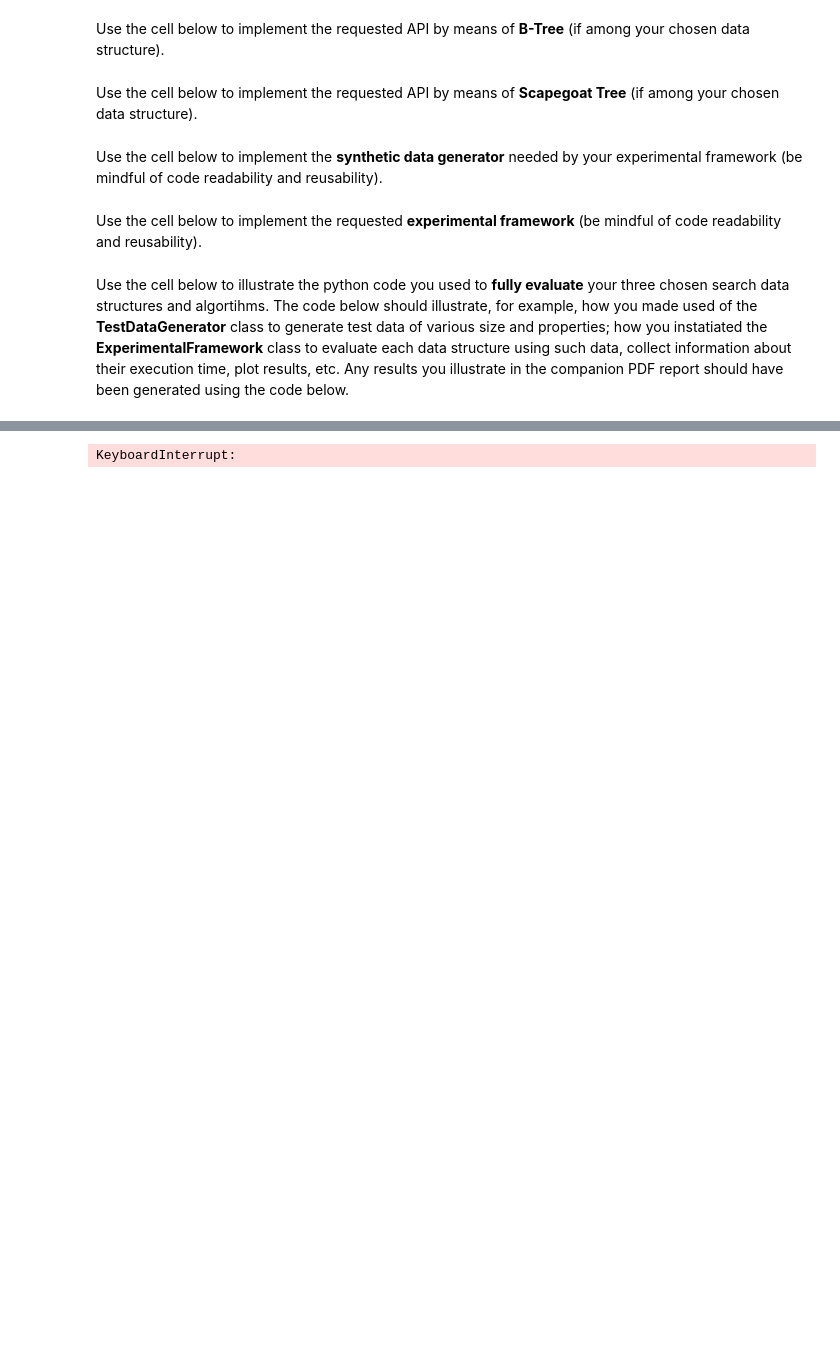
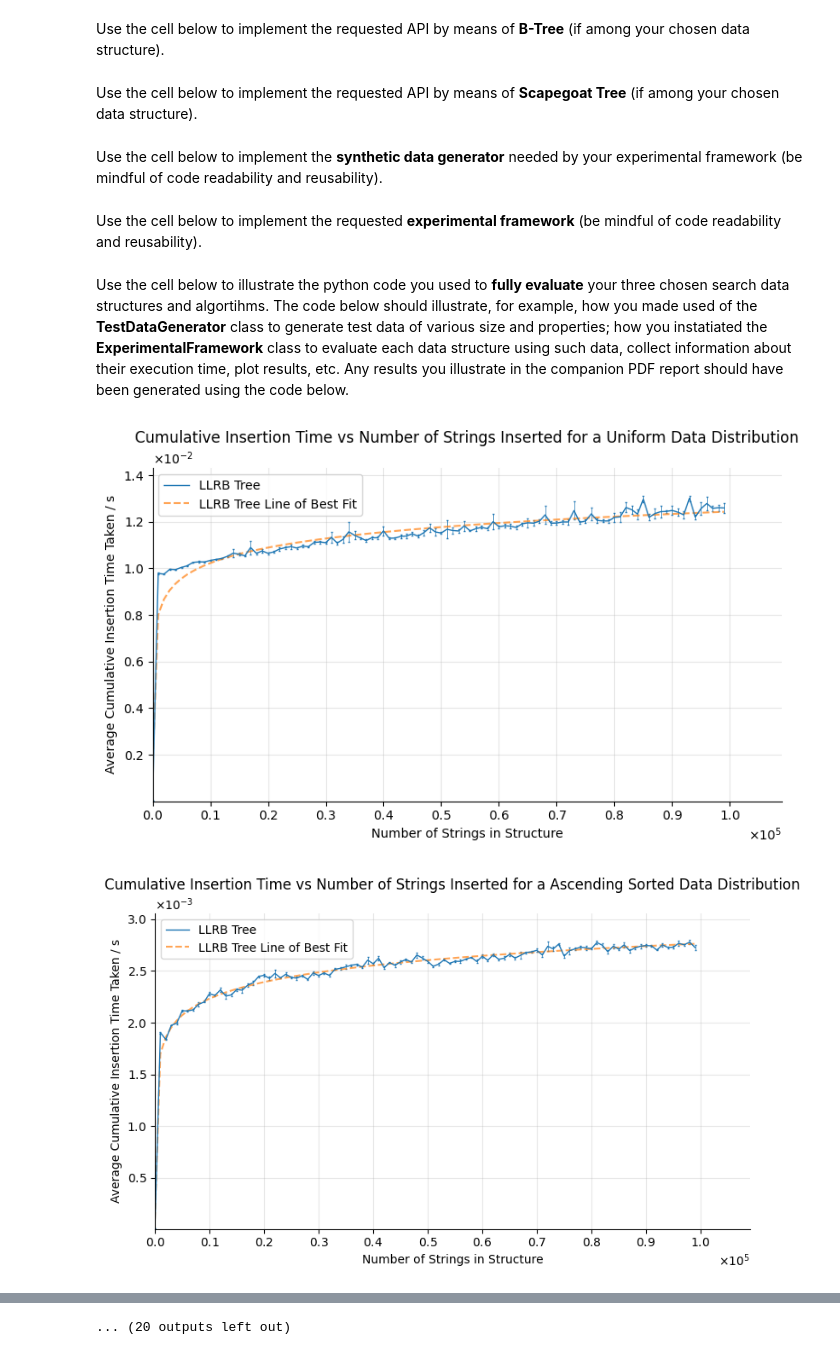
Before and after one commit to IoanThomas06/algorithms-coursework-comp0005, a Jupyter notebook: grp-014-0005code.ipynb, the cells around one changed output, grey strips where cells are left out. Saved outputs shown, nothing was run; the diff lists cells and outputs as text; code cells hidden in the pictures; blank space fills up the shorter version.

```diff
--- a/grp-014-0005code.ipynb
+++ b/grp-014-0005code.ipynb
@@ -234,9 +230,6 @@ Use the cell below to implement the requested API by means of **LLRB BST** (if a
 class LLRBBST(AbstractSearchInterface):
     def __init__(self) -> None:
         self.root = None
-
-    def __name__(self):
-        return "LLRB Tree"
 
     def insertElement(self, element: str) -> bool:
         if self.root is None:
@@ -259,9 +252,6 @@ class BTree(AbstractSearchInterface):
     def __init__(self, t=2):
         self.root = BTreeNode(t, True)
         self.t = t
-
-    def __name__(self):
-        return "B Tree"
 
     def searchElement(self, element):
         if self.root is None:
@@ -738,14 +728,15 @@ class DivergingTestDataGenerator(SortedTestDataGenerator):
                 The number of random strings to yield. Non-negative.
         """
 
+        offset = num_str % 2
         strs = [string for string in super().data_generator(num_str)]
 
+        if offset != 0:
+            yield strs[(len(strs) // 2)]
+
         for i in range(0, len(strs) // 2, 1):
-            yield strs[(len(strs) // 2) + i]
-            yield strs[i]
-
-        if len(strs) % 2 != 0:
-            yield strs[-1]
+            yield strs[(len(strs) // 2) + offset + i]
+            yield strs[(len(strs) // 2) - 1 - i]
 # %% [markdown]
 Use the cell below to implement the requested **experimental framework** (be mindful of code readability and reusability).
 # %%
@@ -1204,7 +1249,7 @@ gen_slope_asc = SlopedTestDataGenerator(3, 9, 666, 62, ascending=True)
 gen_slope_desc = SlopedTestDataGenerator(3, 9, 666, 62, ascending=False)
 gen_dvrg = DivergingTestDataGenerator(3, 9, 666, 62)
 
-repeats = 20
+repeats = 10
 
 
 def uniform_cumulative_insertion_test(num_str, step, trees):
@@ -1259,8 +1304,7 @@ def diverging_cumulative_insertion_test(num_str, step, trees):
 
 
 
-def uniform_insertion_test():
-    num_str = 10_000
+def uniform_insertion_test(num_str, trees):
     num_strs = [x for x in range(1, num_str + 1, 1)]
 
     test_results = [ExperimentalFramework.run_insertion_experiment(
@@ -1270,8 +1314,7 @@ def uniform_insertion_test():
         test_results, trees, num_strs, test_type="Insertion",
         data_generation_type="Uniform", x_tick_spacing=num_str//10)
 
-def asc_sorted_insertion_test():
-    num_str = 10_000
+def asc_sorted_insertion_test(num_str, trees):
     num_strs = [x for x in range(1, num_str + 1, 1)]
 
     test_results = [ExperimentalFramework.run_insertion_experiment(
@@ -1281,8 +1324,7 @@ def asc_sorted_insertion_test():
         test_results, trees, num_strs, test_type="Insertion",
         data_generation_type="Ascending Sorted", x_tick_spacing=num_str//10)
 
-def slope_asc_sorted_insertion_test():
-    num_str = 10_000
+def slope_asc_sorted_insertion_test(num_str, trees):
     num_strs = [x for x in range(1, num_str + 1, 1)]
 
     test_results = [ExperimentalFramework.run_insertion_experiment(
@@ -1291,6 +1333,7 @@ def slope_asc_sorted_insertion_test():
     ExperimentalFramework.plot_experiment_results(
         test_results, trees, num_strs, test_type="Insertion",
         data_generation_type="Sloped Ascending", x_tick_spacing=num_str//10)
+
 
 
 def uniform_search_test(num_str, step, trees, srch_gen):
@@ -1323,39 +1366,55 @@ def slope_asc_sorted_search_test(num_str, step, trees, srch_gen):
         in trees]
 
     ExperimentalFramework.plot_experiment_results(
         test_results, trees, num_strs, test_type="Search",
         data_generation_type="Sloped Ascending", x_tick_spacing=step*10)
 
 
-
-if __name__ == "__main__":
-    trees = [LLRBBST, BTree, TwoThreeTree]
+def run_all_tests(trees):
+    ## Cumulative Insertion Tests
 
     num_str = 100_000
     step = num_str // 10
     uniform_cumulative_insertion_test(num_str, step, trees)
     asc_sorted_cumulative_insertion_test(num_str, step, trees)
     slope_asc_sorted_cumulative_insertion_test(num_str, step, trees)
     slope_desc_sorted_cumulative_insertion_test(num_str, step, trees)
     diverging_cumulative_insertion_test(num_str, step, trees)
 
     # gave slope a desc a go to see if spike happens or different
 
 
-    # not easily viewed with my plot
-    uniform_insertion_test()
-    asc_sorted_insertion_test()
-    slope_asc_sorted_insertion_test()
+    ## Individual Insertion Tests
+
+    # uniform_insertion_test(num_str, trees)
+    # asc_sorted_insertion_test(num_str, trees)
+    # slope_asc_sorted_insertion_test(num_str, trees)
 
 
+    ## Search Tests
 
     srch_gen_uni = UniformTestDataGenerator(3, 12, 69, 62)
-    srch_gen_srt = UniformTestDataGenerator(3, 12, 69, 62)
-    srch_gen_slope = UniformTestDataGenerator(3, 12, 69, 62)
+    # srch_gen_srt = UniformTestDataGenerator(3, 12, 69, 62)
+    # srch_gen_slope = UniformTestDataGenerator(3, 12, 69, 62)
 
     num_str = 100_000
     step =  num_str // 100
     uniform_search_test(num_str, step, trees, srch_gen_uni)
     asc_sorted_search_test(num_str, step, trees, srch_gen_uni)
     slope_asc_sorted_search_test(num_str, step, trees, srch_gen_uni)
+
+
+
+if __name__ == "__main__":
+    LLRBBST.__name__ = "LLRB Tree"
+    BTree.__name__ = "B Tree"
+    TwoThreeTree.__name__ = "2-3 Tree"
+    trees = [LLRBBST, BTree, TwoThreeTree]
+
+    for t in trees:
+        run_all_tests([t])
+
+    run_all_tests(trees)
 # %% [output]
+[figure, added]
+[figure, added]
@@ -1362 +1431 @@ if __name__ == "__main__":
-KeyboardInterrupt:
+... (20 outputs left out)
```
Also changed, not shown: parts of 3 cells of this notebook, 1 other file.
